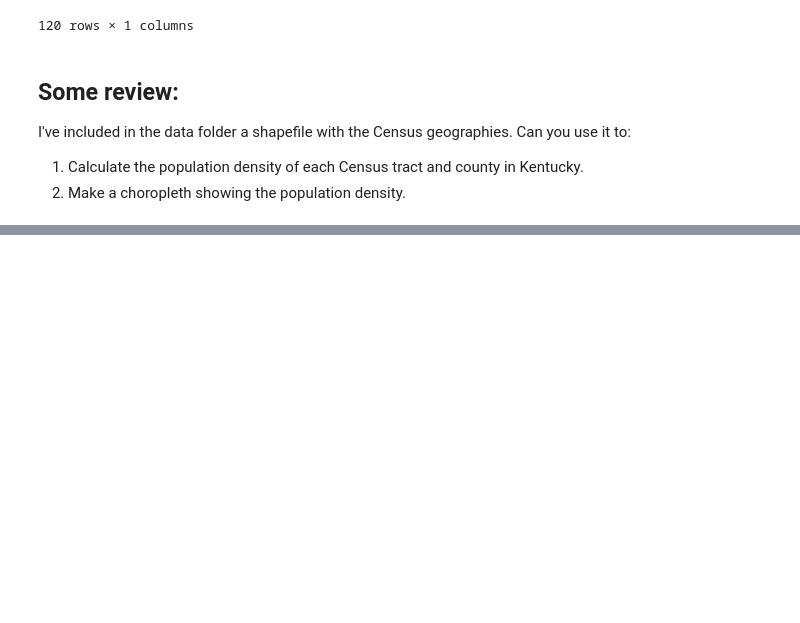
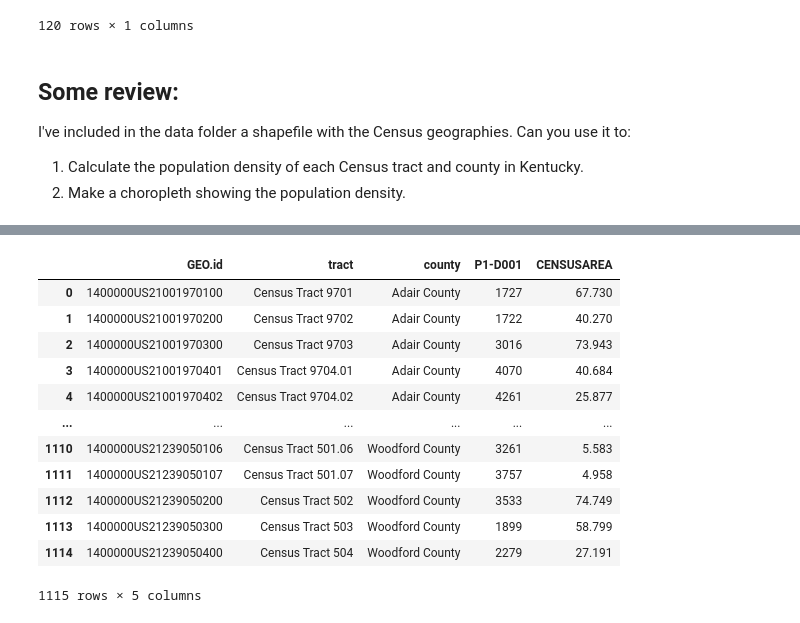
Before and after one commit to ebantwi/ce599, a Jupyter notebook: 11-Grouping/groupby.ipynb, the cells around one changed output, grey strips where cells are left out. Cells and saved outputs as stored; diff of their text form; code cells hidden in the pictures; blank space fills up the shorter version.

```diff
--- a/11-Grouping/groupby.ipynb
+++ b/11-Grouping/groupby.ipynb
@@ -598,0 +611,19 @@ ImportError: dlopen(/Users/eugene/opt/anaconda3/lib/python3.7/site-packages/fion
+# %%
+census = pd.merge(sf1, shp, how ='inner', left_on = 'GEO.id', right_on = 'GEO_ID')
+# %%
+census = census[['GEO.id','tract','county','P1-D001','CENSUSAREA']]
+census
+# %% [output]
+|  | GEO.id | tract | county | P1-D001 | CENSUSAREA |
+| 0 | 1400000US21001970100 | Census Tract 9701 | Adair County | 1727 | 67.730 |
+| 1 | 1400000US21001970200 | Census Tract 9702 | Adair County | 1722 | 40.270 |
+| 2 | 1400000US21001970300 | Census Tract 9703 | Adair County | 3016 | 73.943 |
+| 3 | 1400000US21001970401 | Census Tract 9704.01 | Adair County | 4070 | 40.684 |
+| 4 | 1400000US21001970402 | Census Tract 9704.02 | Adair County | 4261 | 25.877 |
+| ... | ... | ... | ... | ... | ... |
+| 1110 | 1400000US21239050106 | Census Tract 501.06 | Woodford County | 3261 | 5.583 |
+| 1111 | 1400000US21239050107 | Census Tract 501.07 | Woodford County | 3757 | 4.958 |
+| 1112 | 1400000US21239050200 | Census Tract 502 | Woodford County | 3533 | 74.749 |
+| 1113 | 1400000US21239050300 | Census Tract 503 | Woodford County | 1899 | 58.799 |
+| 1114 | 1400000US21239050400 | Census Tract 504 | Woodford County | 2279 | 27.191 |
+1115 rows × 5 columns
```
Also changed, not shown: parts of 3 cells of this notebook.
